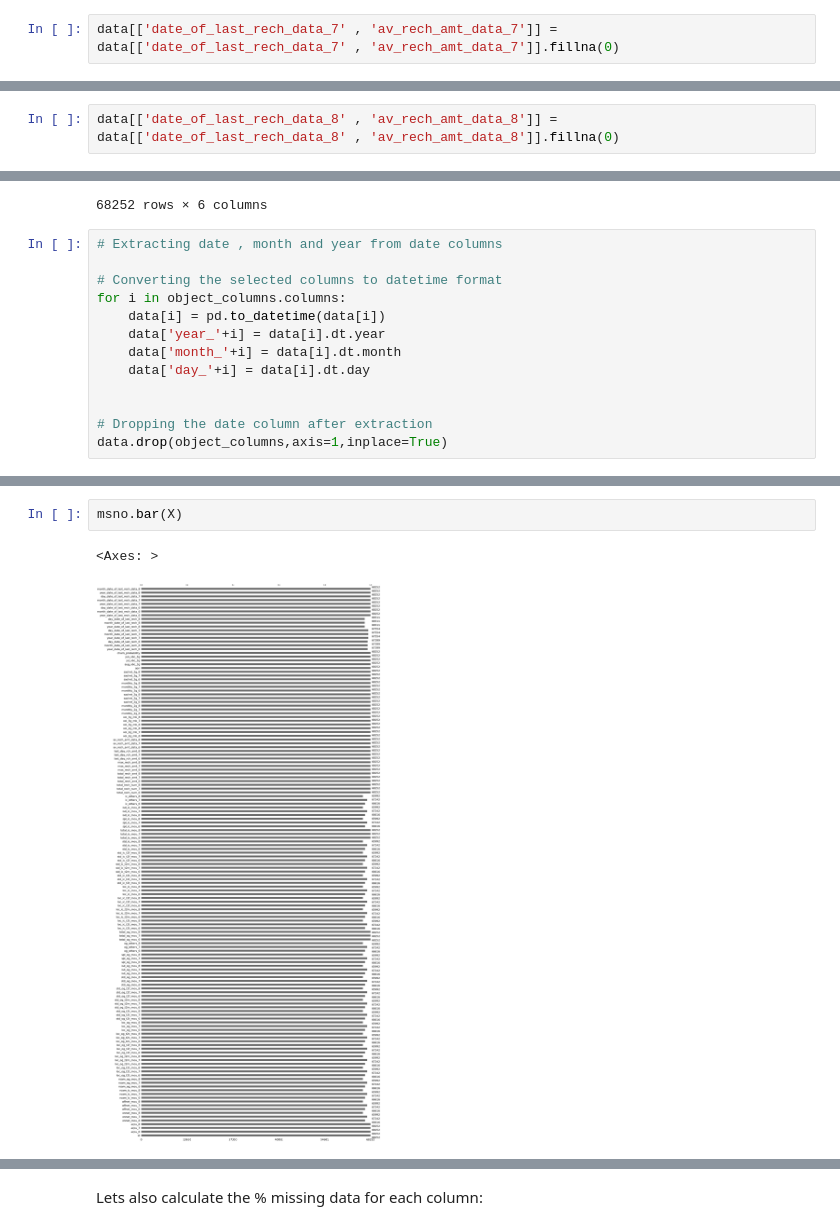
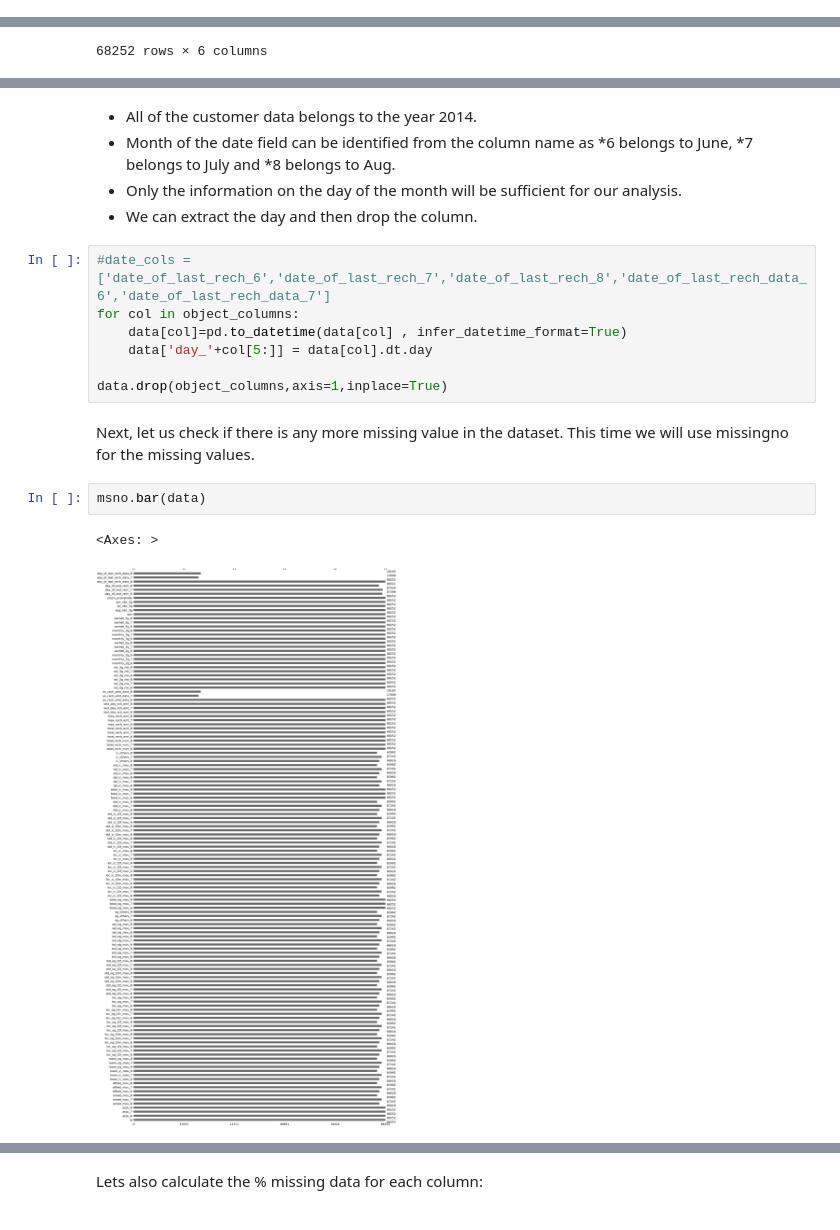
Before and after one commit to MallikaBera/Customer-Churn-Prediction-Model, a Jupyter notebook: Final notebook.ipynb, the cells around one changed output, grey strips where cells are left out. Saved outputs shown, nothing was run; the diff lists cells and outputs as text.

```diff
--- a/Final notebook.ipynb
+++ b/Final notebook.ipynb
@@ -364,8 +379,6 @@ The same logic can be applied for the 7th and 8th Month as well.
 
 data.drop(['total_rech_data_7', 'count_rech_2g_7', 'night_pck_user_7', 'fb_user_7', 'max_rech_data_7', 'arpu_3g_7',
         'count_rech_3g_7', 'arpu_2g_7'], axis=1, inplace=True)
-# %%
-data[['date_of_last_rech_data_7' , 'av_rech_amt_data_7']] = data[['date_of_last_rech_data_7' , 'av_rech_amt_data_7']].fillna(0)
 # %%
 # Dropping columns for month 8: 'total_rech_data_8', 'max_rech_data_8', 'count_rech_2g_8',
        # 'count_rech_3g_8', 'night_pck_user_8', 'fb_user_8', 'arpu_3g_8', 'arpu_2g_8'
@@ -373,8 +386,6 @@ data[['date_of_last_rech_data_7' , 'av_rech_amt_data_7']] = data[['date_of_last_
 data.drop(['total_rech_data_8', 'max_rech_data_8', 'count_rech_2g_8',
         'count_rech_3g_8', 'night_pck_user_8', 'fb_user_8', 'arpu_3g_8', 'arpu_2g_8'
        ], axis=1, inplace=True)
-# %%
-data[['date_of_last_rech_data_8' , 'av_rech_amt_data_8']] = data[['date_of_last_rech_data_8' , 'av_rech_amt_data_8']].fillna(0)
 # %%
 data.head()
 # %% [output]
@@ -431,16 +442,3 @@ object_columns
 | 69997 | 6/29/2014 | 7/19/2014 | 8/26/2014 | 6/17/2014 | ... |
 | 69998 | 6/19/2014 | 7/27/2014 | 8/25/2014 | 6/19/2014 | ... |
 68252 rows × 6 columns
-# %%
-# Extracting date , month and year from date columns
-
-# Converting the selected columns to datetime format
-for i in object_columns.columns:
-    data[i] = pd.to_datetime(data[i])
-    data['year_'+i] = data[i].dt.year
-    data['month_'+i] = data[i].dt.month
-    data['day_'+i] = data[i].dt.day
-
-
-# Dropping the date column after extraction
-data.drop(object_columns,axis=1,inplace=True)
@@ -456,6 +467,20 @@ Before we split data into train and test set, we need to handle the remaining mi
+# %% [markdown]
+- All of the customer data belongs to the year 2014.
+- Month of the date field can be identified from the column name as *6 belongs to June, *7 belongs to July and *8 belongs to Aug.
+- Only the information on the day of the month will be sufficient for our analysis.
+- We can extract the day and then drop the column.
+# %%
+#date_cols = ['date_of_last_rech_6','date_of_last_rech_7','date_of_last_rech_8','date_of_last_rech_data_6','date_of_last_rech_data_7']
+for col in object_columns:
+    data[col]=pd.to_datetime(data[col] , infer_datetime_format=True)
+    data['day_'+col[5:]] = data[col].dt.day
+
+data.drop(object_columns,axis=1,inplace=True)
+# %% [markdown]
+Next, let us check if there is any more missing value in the dataset. This time we will use missingno for the missing values.
 # %%
-msno.bar(X)
+msno.bar(data)
 # %% [output]
 <Axes: >
-[figure, old version]
+[figure, new version]
 # %%
```
Also changed, not shown: parts of 180 cells of this notebook.
